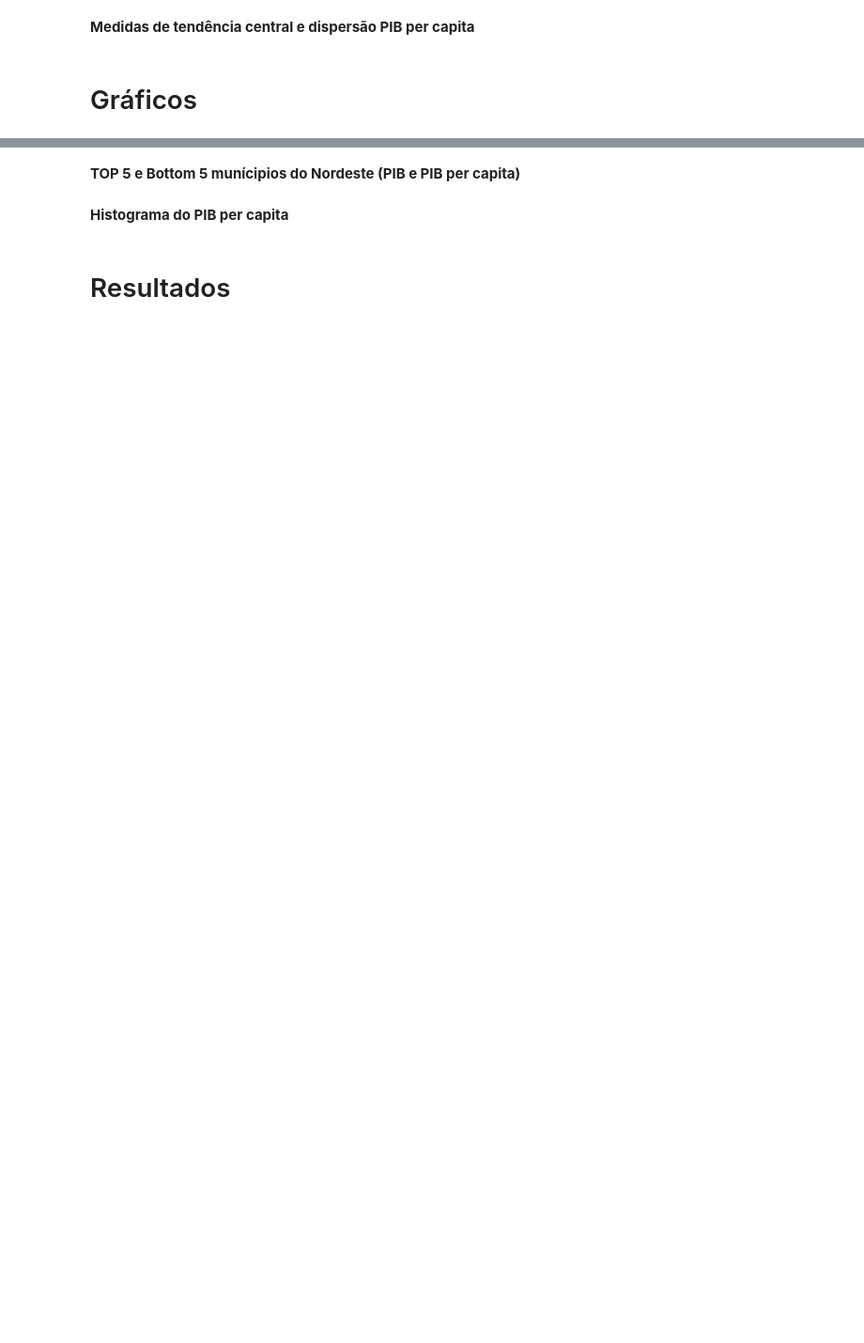
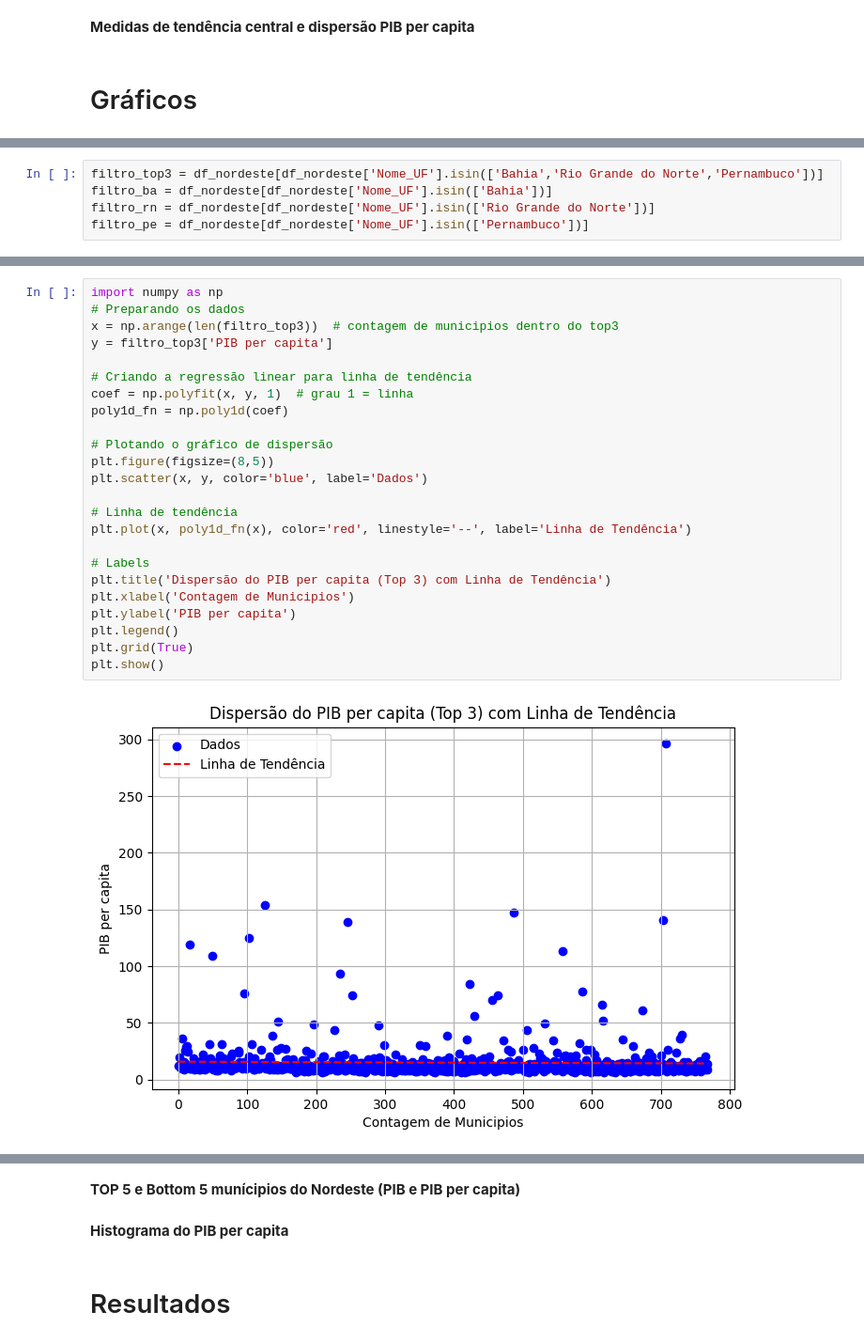
Before and after one commit to duddanobre/sidra-nordeste, a Jupyter notebook: nordeste.ipynb, the cells around one changed output, grey strips where cells are left out. Shown at 94% size. Cells and saved outputs as stored; diff of their text form; blank space fills up the shorter version.

```diff
--- a/nordeste.ipynb
+++ b/nordeste.ipynb
@@ -271,0 +330,5 @@ plt.show()
+# %%
+filtro_top3 = df_nordeste[df_nordeste['Nome_UF'].isin(['Bahia','Rio Grande do Norte','Pernambuco'])]
+filtro_ba = df_nordeste[df_nordeste['Nome_UF'].isin(['Bahia'])]
+filtro_rn = df_nordeste[df_nordeste['Nome_UF'].isin(['Rio Grande do Norte'])]
+filtro_pe = df_nordeste[df_nordeste['Nome_UF'].isin(['Pernambuco'])]
@@ -271,0 +395,26 @@ plt.show()
+# %%
+import numpy as np
+# Preparando os dados
+x = np.arange(len(filtro_top3))  # contagem de municipios dentro do top3
+y = filtro_top3['PIB per capita']
+
+# Criando a regressão linear para linha de tendência
+coef = np.polyfit(x, y, 1)  # grau 1 = linha
+poly1d_fn = np.poly1d(coef)
+
+# Plotando o gráfico de dispersão
+plt.figure(figsize=(8,5))
+plt.scatter(x, y, color='blue', label='Dados')
+
+# Linha de tendência
+plt.plot(x, poly1d_fn(x), color='red', linestyle='--', label='Linha de Tendência')
+
+# Labels
+plt.title('Dispersão do PIB per capita (Top 3) com Linha de Tendência')
+plt.xlabel('Contagem de Municipios')
+plt.ylabel('PIB per capita')
+plt.legend()
+plt.grid(True)
+plt.show()
+# %% [output]
+[figure, added]
```
Also changed, not shown: parts of 30 cells of this notebook.
